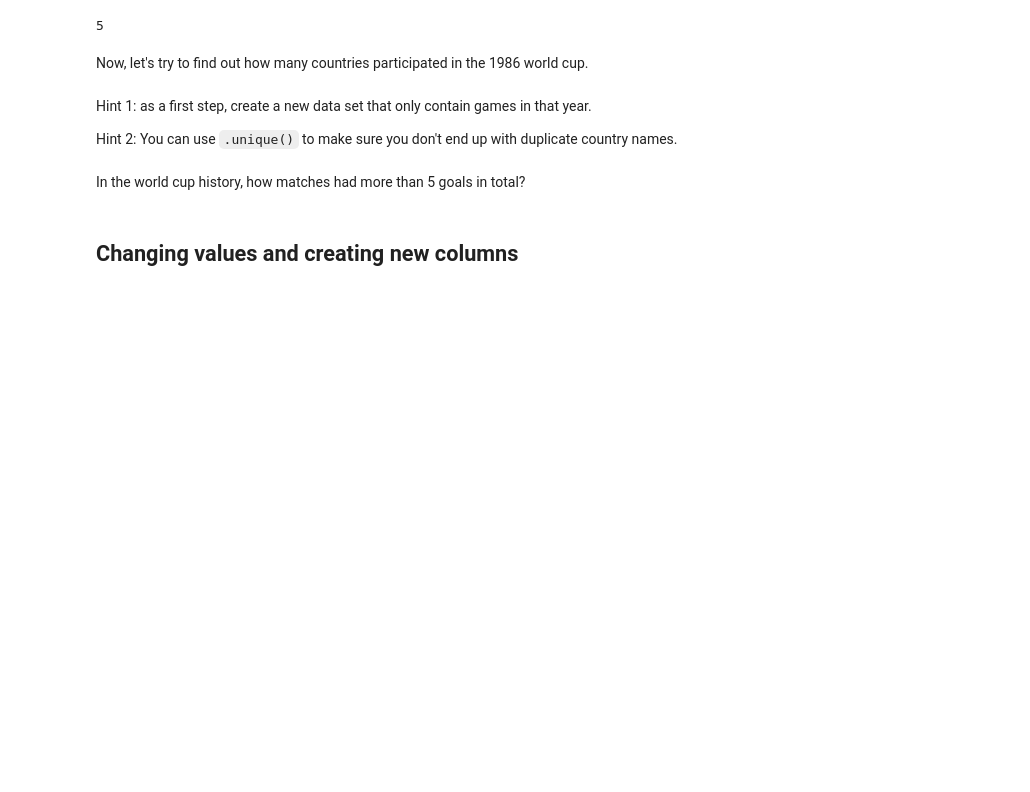
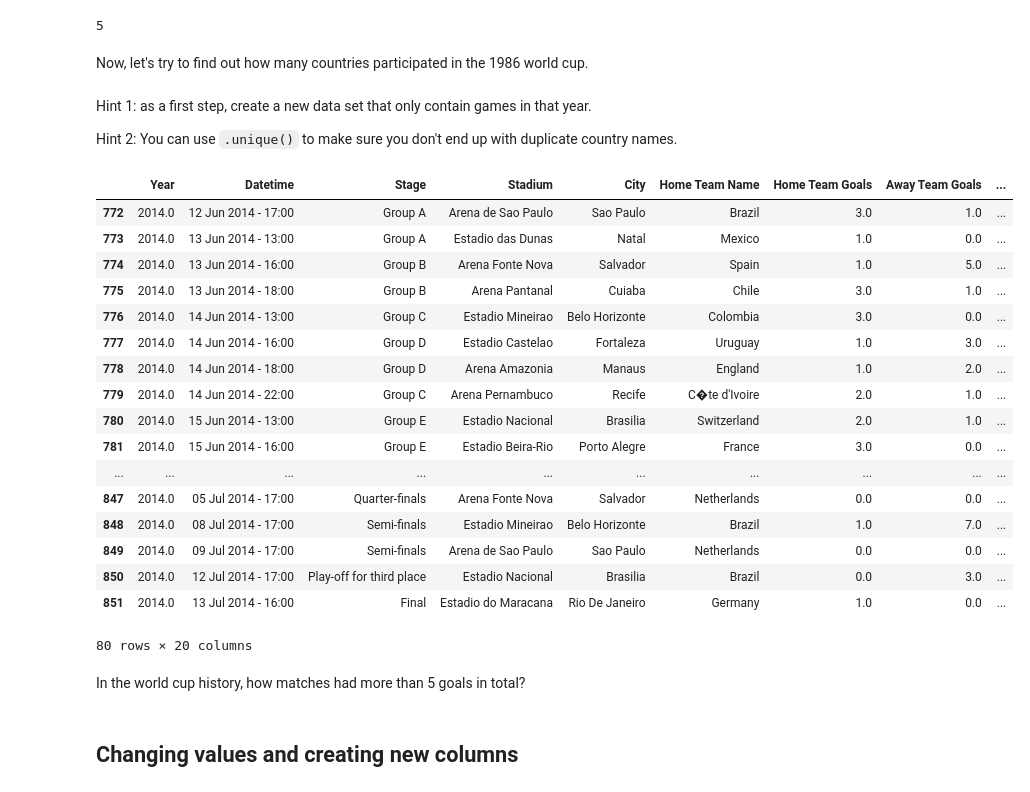
Before and after one commit to georgewillben/dsc-1-03-09-accessing-data-within-pandas-lab-online-ds-pt-100118, a Jupyter notebook: index.ipynb, the cells around one changed output. Drawn from its saved outputs; the diff is of its cells as text; code cells hidden in the pictures; blank space fills up the shorter version.

```diff
--- a/index.ipynb
+++ b/index.ipynb
@@ -186,7 +186,26 @@ Hint 1: as a first step, create a new data set that only contain games in that y
 
 Hint 2: You can use `.unique()` to make sure you don't end up with duplicate country names.
 # %%
-df.loc[df['Year']==2014,]
+df.loc[df['Year']==2014]
+# %% [output]
+|  | Year | Datetime | Stage | Stadium | City | Home Team Name | Home Team Goals | Away Team Goals | ... |
+| 772 | 2014.0 | 12 Jun 2014 - 17:00 | Group A | Arena de Sao Paulo | Sao Paulo | Brazil | 3.0 | 1.0 | ... |
+| 773 | 2014.0 | 13 Jun 2014 - 13:00 | Group A | Estadio das Dunas | Natal | Mexico | 1.0 | 0.0 | ... |
+| 774 | 2014.0 | 13 Jun 2014 - 16:00 | Group B | Arena Fonte Nova | Salvador | Spain | 1.0 | 5.0 | ... |
+| 775 | 2014.0 | 13 Jun 2014 - 18:00 | Group B | Arena Pantanal | Cuiaba | Chile | 3.0 | 1.0 | ... |
+| 776 | 2014.0 | 14 Jun 2014 - 13:00 | Group C | Estadio Mineirao | Belo Horizonte | Colombia | 3.0 | 0.0 | ... |
+| 777 | 2014.0 | 14 Jun 2014 - 16:00 | Group D | Estadio Castelao | Fortaleza | Uruguay | 1.0 | 3.0 | ... |
+| 778 | 2014.0 | 14 Jun 2014 - 18:00 | Group D | Arena Amazonia | Manaus | England | 1.0 | 2.0 | ... |
+| 779 | 2014.0 | 14 Jun 2014 - 22:00 | Group C | Arena Pernambuco | Recife | C�te d'Ivoire | 2.0 | 1.0 | ... |
+| 780 | 2014.0 | 15 Jun 2014 - 13:00 | Group E | Estadio Nacional | Brasilia | Switzerland | 2.0 | 1.0 | ... |
+| 781 | 2014.0 | 15 Jun 2014 - 16:00 | Group E | Estadio Beira-Rio | Porto Alegre | France | 3.0 | 0.0 | ... |
+| ... | ... | ... | ... | ... | ... | ... | ... | ... | ... |
+| 847 | 2014.0 | 05 Jul 2014 - 17:00 | Quarter-finals | Arena Fonte Nova | Salvador | Netherlands | 0.0 | 0.0 | ... |
+| 848 | 2014.0 | 08 Jul 2014 - 17:00 | Semi-finals | Estadio Mineirao | Belo Horizonte | Brazil | 1.0 | 7.0 | ... |
+| 849 | 2014.0 | 09 Jul 2014 - 17:00 | Semi-finals | Arena de Sao Paulo | Sao Paulo | Netherlands | 0.0 | 0.0 | ... |
+| 850 | 2014.0 | 12 Jul 2014 - 17:00 | Play-off for third place | Estadio Nacional | Brasilia | Brazil | 0.0 | 3.0 | ... |
+| 851 | 2014.0 | 13 Jul 2014 - 16:00 | Final | Estadio do Maracana | Rio De Janeiro | Germany | 1.0 | 0.0 | ... |
+80 rows × 20 columns
 # %% [markdown]
 In the world cup history, how matches had more than 5 goals in total?
 # %% [markdown]
```
